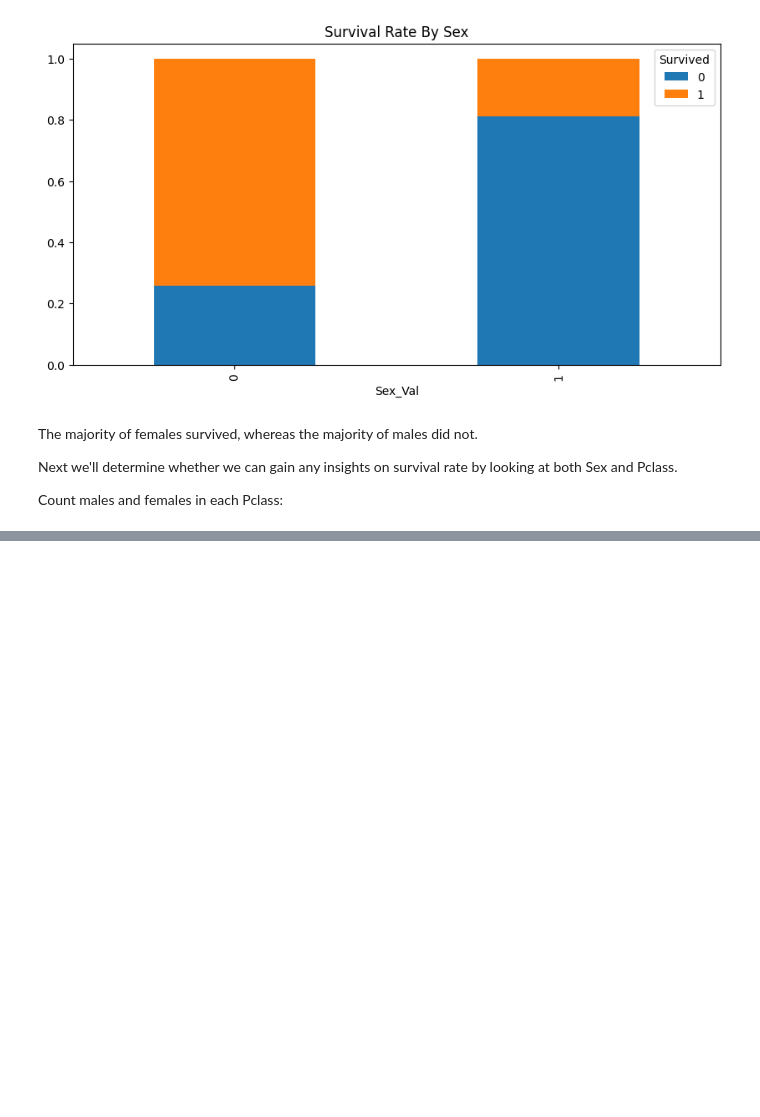
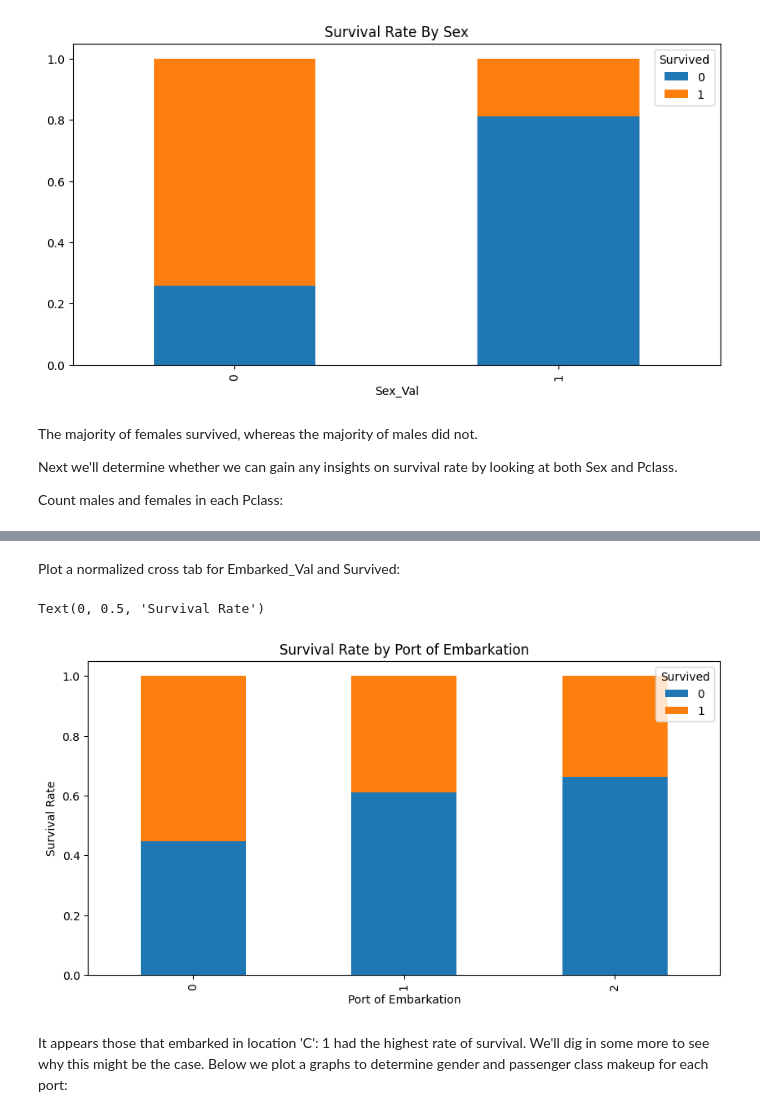
Before and after one commit to Brayanbrayan/Titanic, a Jupyter notebook: titanic.ipynb, the cells around one changed output, grey strips where cells are left out. Saved outputs shown, nothing was run; the diff lists cells and outputs as text; code cells hidden in the pictures; blank space fills up the shorter version.

```diff
--- a/titanic.ipynb
+++ b/titanic.ipynb
@@ -266,0 +343,3 @@ Count males and females in each Pclass:
+# %%
+if len(df_train[df_train['Embarked'].isnull()]) > 0:
+    df_train['Embarked_Val'] = df_train['Embarked_Val'].fillna(embarked_locs_mappings['S'])
@@ -266,0 +354,15 @@ Count males and females in each Pclass:
+# %% [markdown]
+Plot a normalized cross tab for Embarked_Val and Survived:
+# %%
+embarked_val_xt = pd.crosstab(df_train['Embarked_Val'], df_train['Survived'])
+embarked_val_xt_pct = \
+    embarked_val_xt.div(embarked_val_xt.sum(1).astype(float), axis=0)
+embarked_val_xt_pct.plot(kind='bar', stacked=True)
+plt.title('Survival Rate by Port of Embarkation')
+plt.xlabel('Port of Embarkation')
+plt.ylabel('Survival Rate')
+# %% [output]
+Text(0, 0.5, 'Survival Rate')
+[figure, added]
+# %% [markdown]
+It appears those that embarked in location 'C': 1 had the highest rate of survival. We'll dig in some more to see why this might be the case. Below we plot a graphs to determine gender and passenger class makeup for each port:
```
Also changed, not shown: parts of 14 cells of this notebook.
